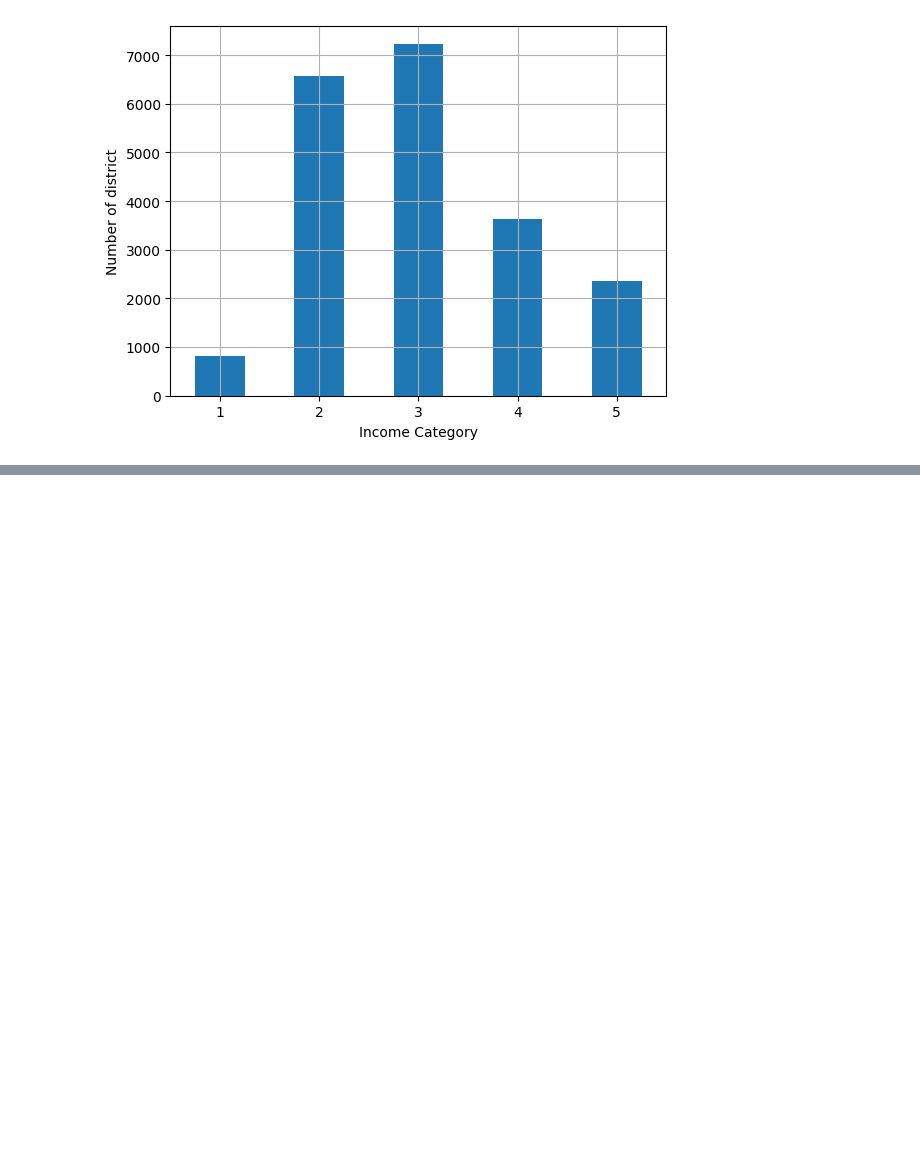
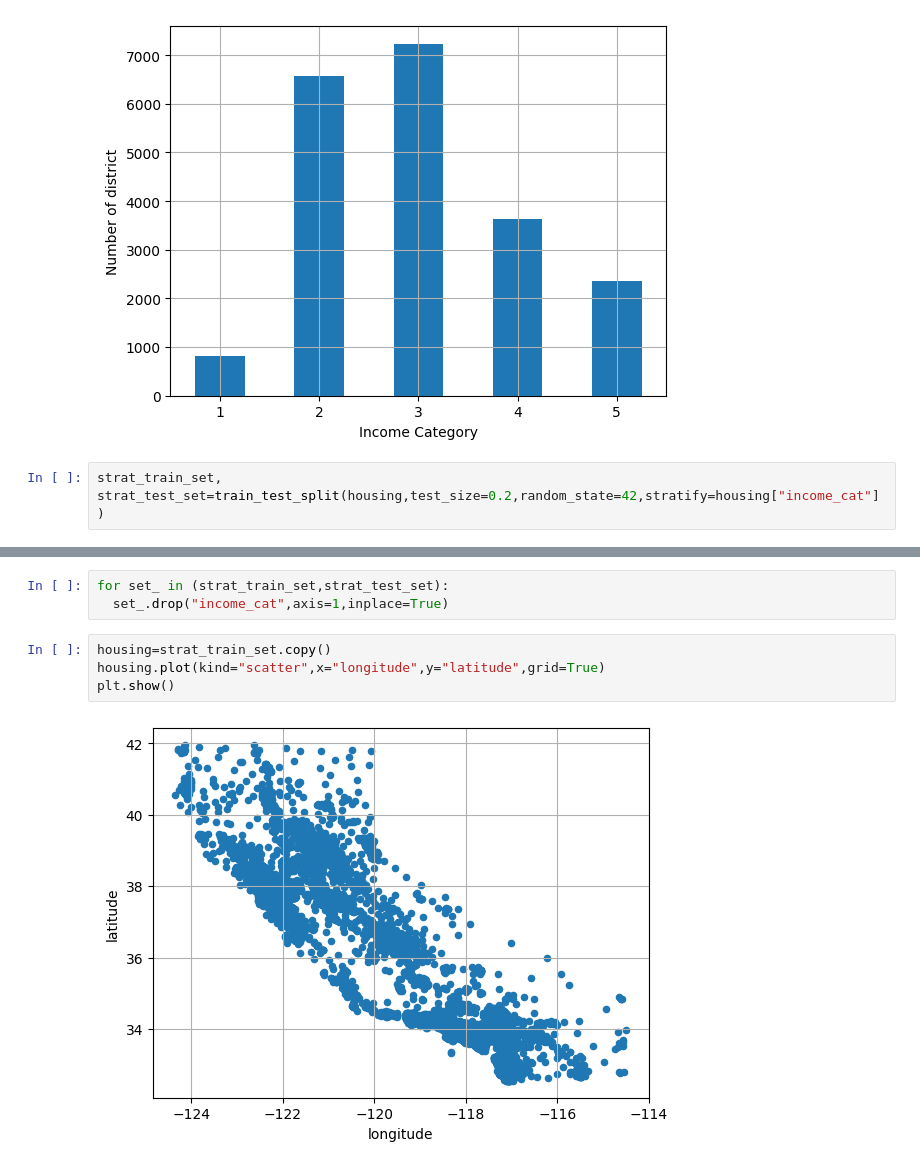
Before and after one commit to parthkar72/Lab2.1, a Jupyter notebook: MachineLearning_Chapter2_EndToEndProject.ipynb, the cells around one changed output, grey strips where cells are left out. Drawn from its saved outputs; the diff is of its cells as text; blank space fills up the shorter version.

```diff
--- a/MachineLearning_Chapter2_EndToEndProject.ipynb
+++ b/MachineLearning_Chapter2_EndToEndProject.ipynb
@@ -80,3 +80,5 @@ plt.ylabel("Number of district")
 plt.show()
 # %% [output]
 [figure]
+# %%
+strat_train_set, strat_test_set=train_test_split(housing,test_size=0.2,random_state=42,stratify=housing["income_cat"])
@@ -82,0 +115,9 @@ plt.show()
+# %%
+for set_ in (strat_train_set,strat_test_set):
+  set_.drop("income_cat",axis=1,inplace=True)
+# %%
+housing=strat_train_set.copy()
+housing.plot(kind="scatter",x="longitude",y="latitude",grid=True)
+plt.show()
+# %% [output]
+[figure, added]
```
Also changed, not shown: parts of 7 cells of this notebook.
